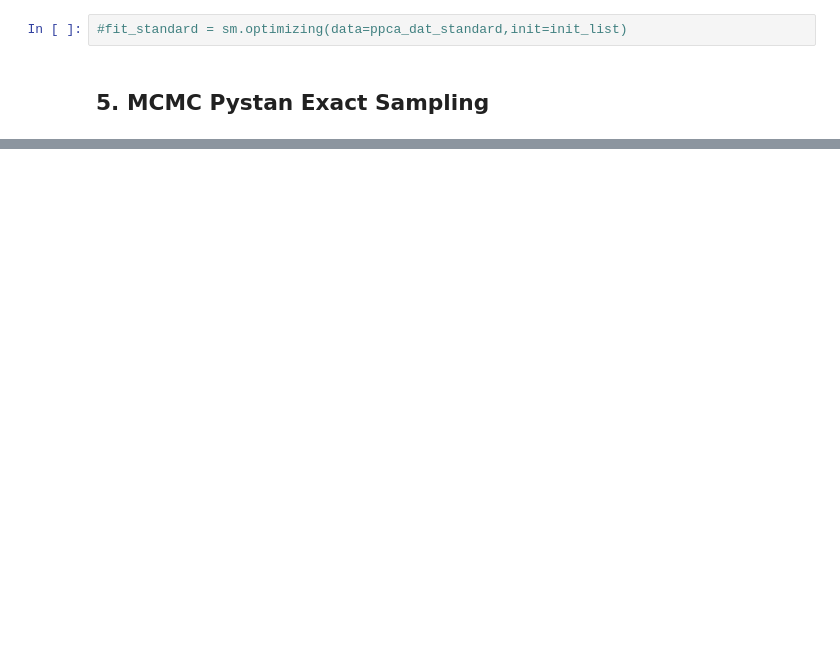
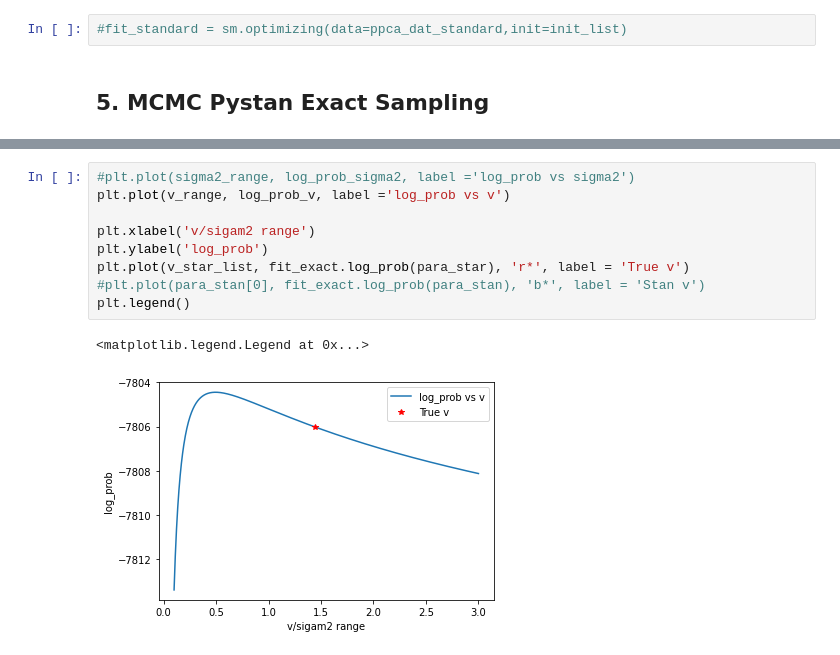
Before and after one commit to LeonCaesa/Gibbs, a Jupyter notebook: Match.ipynb, the cells around one changed output, grey strips where cells are left out. Drawn from its saved outputs; the diff is of its cells as text; blank space fills up the shorter version.

```diff
--- a/Match.ipynb
+++ b/Match.ipynb
@@ -318,0 +356,12 @@ plt.ylabel('log_prob')
+# %%
+#plt.plot(sigma2_range, log_prob_sigma2, label ='log_prob vs sigma2')
+plt.plot(v_range, log_prob_v, label ='log_prob vs v')
+
+plt.xlabel('v/sigam2 range')
+plt.ylabel('log_prob')
+plt.plot(v_star_list, fit_exact.log_prob(para_star), 'r*', label = 'True v')
+#plt.plot(para_stan[0], fit_exact.log_prob(para_stan), 'b*', label = 'Stan v')
+plt.legend()
+# %% [output]
+<matplotlib.legend.Legend at 0x...>
+[figure, added]
```
Also changed, not shown: parts of 30 cells of this notebook, 4 other files.
